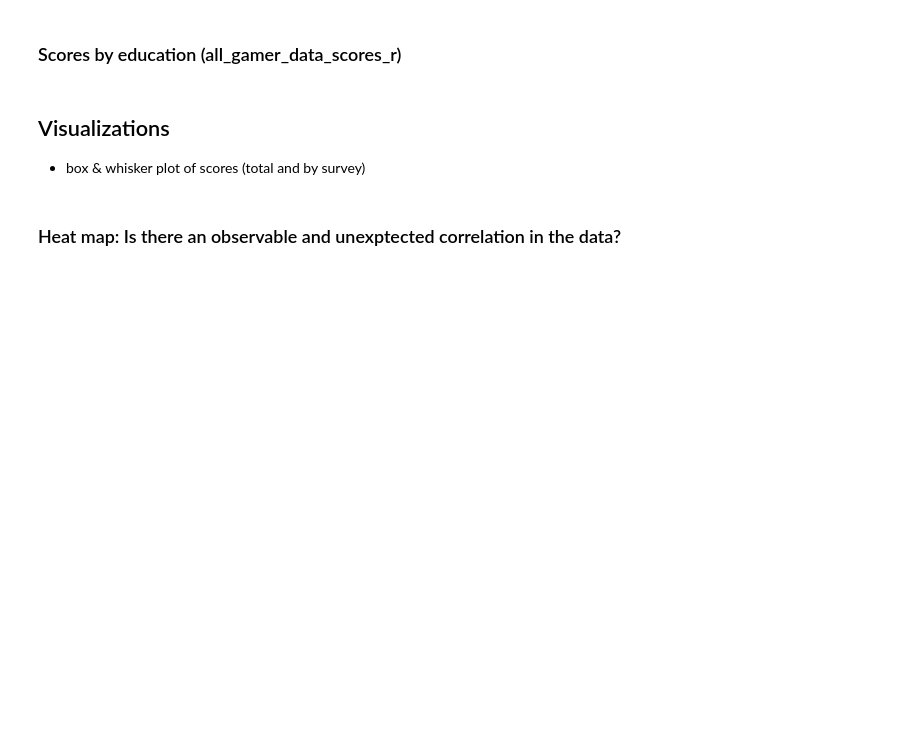
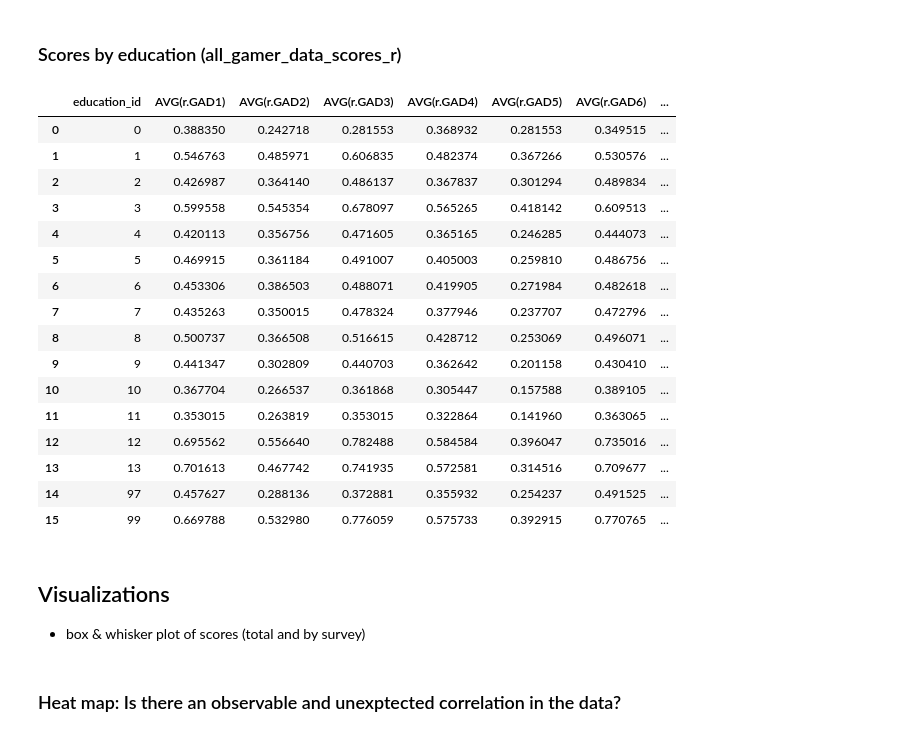
Before and after one commit to amallred/gaming-mental-health-analysis, a Jupyter notebook: notebooks/gad_eda.ipynb, the cells around one changed output. Saved outputs shown, nothing was run; the diff lists cells and outputs as text; code cells hidden in the pictures; blank space fills up the shorter version.

```diff
--- a/notebooks/gad_eda.ipynb
+++ b/notebooks/gad_eda.ipynb
@@ -410,24 +499,42 @@ usa_age_data_scores_r
 # %%
 all_gamer_data_scores_q = """
 SELECT
     p.education_id,
     AVG(r.GAD1),
     AVG(r.GAD2),
     AVG(r.GAD3),
     AVG(r.GAD4),
     AVG(r.GAD5),
     AVG(r.GAD6),
     AVG(r.GAD7),
     AVG(r.GAD_total),
     AVG(r.GAD_cat),
     count(p.education_id) as total_participants
-FROM participants p
-JOIN responses r on r.participant_id = p.participant_id
+FROM participant p
+JOIN GAD_response r on r.participant_id = p.participant_id
 GROUP BY p.education_id
 """
 
 all_gamer_data_scores_r = pd.read_sql(all_gamer_data_scores_q, conn)
 all_gamer_data_scores_r
+# %% [output]
+|  | education_id | AVG(r.GAD1) | AVG(r.GAD2) | AVG(r.GAD3) | AVG(r.GAD4) | AVG(r.GAD5) | AVG(r.GAD6) | ... |
+| 0 | 0 | 0.388350 | 0.242718 | 0.281553 | 0.368932 | 0.281553 | 0.349515 | ... |
+| 1 | 1 | 0.546763 | 0.485971 | 0.606835 | 0.482374 | 0.367266 | 0.530576 | ... |
+| 2 | 2 | 0.426987 | 0.364140 | 0.486137 | 0.367837 | 0.301294 | 0.489834 | ... |
+| 3 | 3 | 0.599558 | 0.545354 | 0.678097 | 0.565265 | 0.418142 | 0.609513 | ... |
+| 4 | 4 | 0.420113 | 0.356756 | 0.471605 | 0.365165 | 0.246285 | 0.444073 | ... |
+| 5 | 5 | 0.469915 | 0.361184 | 0.491007 | 0.405003 | 0.259810 | 0.486756 | ... |
+| 6 | 6 | 0.453306 | 0.386503 | 0.488071 | 0.419905 | 0.271984 | 0.482618 | ... |
+| 7 | 7 | 0.435263 | 0.350015 | 0.478324 | 0.377946 | 0.237707 | 0.472796 | ... |
+| 8 | 8 | 0.500737 | 0.366508 | 0.516615 | 0.428712 | 0.253069 | 0.496071 | ... |
+| 9 | 9 | 0.441347 | 0.302809 | 0.440703 | 0.362642 | 0.201158 | 0.430410 | ... |
+| 10 | 10 | 0.367704 | 0.266537 | 0.361868 | 0.305447 | 0.157588 | 0.389105 | ... |
+| 11 | 11 | 0.353015 | 0.263819 | 0.353015 | 0.322864 | 0.141960 | 0.363065 | ... |
+| 12 | 12 | 0.695562 | 0.556640 | 0.782488 | 0.584584 | 0.396047 | 0.735016 | ... |
+| 13 | 13 | 0.701613 | 0.467742 | 0.741935 | 0.572581 | 0.314516 | 0.709677 | ... |
+| 14 | 97 | 0.457627 | 0.288136 | 0.372881 | 0.355932 | 0.254237 | 0.491525 | ... |
+| 15 | 99 | 0.669788 | 0.532980 | 0.776059 | 0.575733 | 0.392915 | 0.770765 | ... |
 # %% [markdown]
 ## Visualizations
 
```
Also changed, not shown: parts of 20 cells of this notebook, 5 other files.
